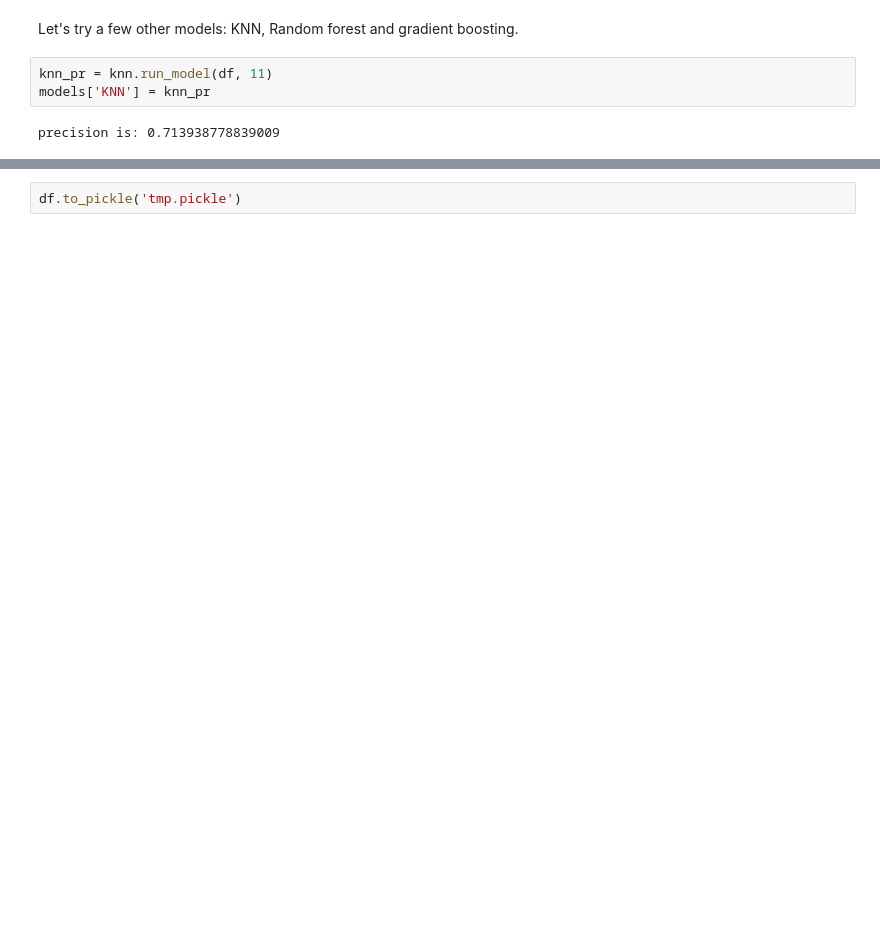
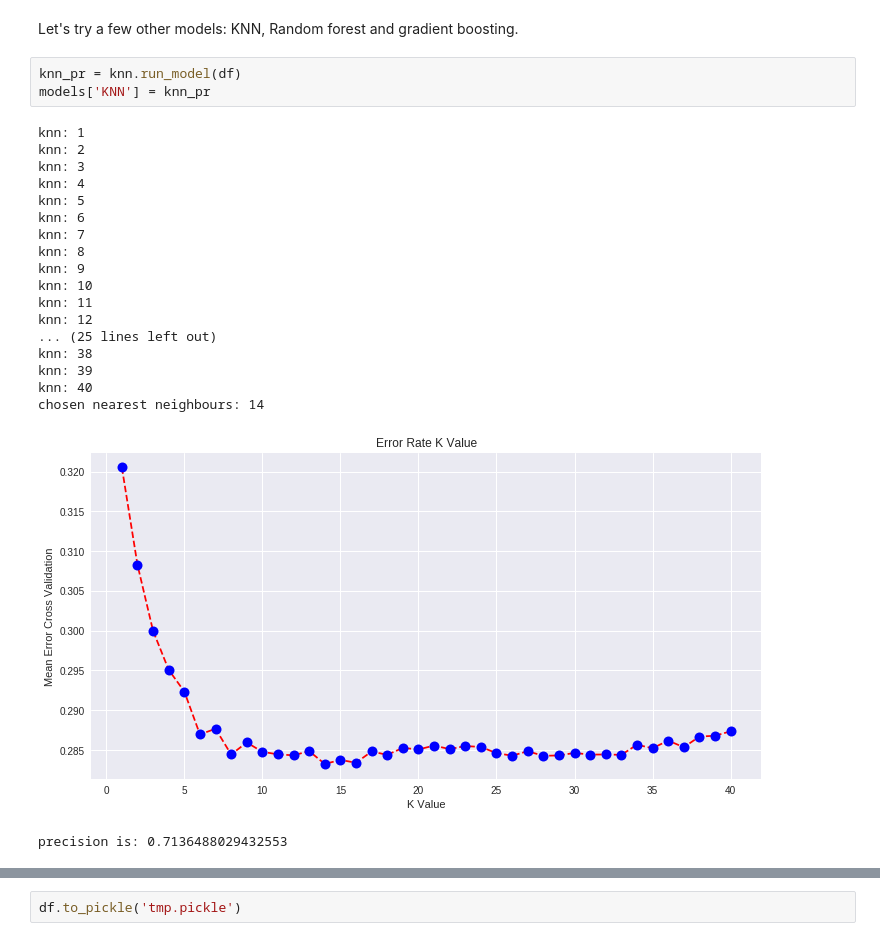
Before and after one commit to EdanZwick/Kickstarter, a Jupyter notebook: kickstarter_proj.ipynb, the cells around one changed output, grey strips where cells are left out. Drawn from its saved outputs; the diff is of its cells as text; blank space fills up the shorter version.

```diff
--- a/kickstarter_proj.ipynb
+++ b/kickstarter_proj.ipynb
@@ -246,10 +260,28 @@ precision is: 0.6827482465520054
 # %% [markdown]
 Let's try a few other models: KNN, Random forest and gradient boosting.
 # %%
-knn_pr = knn.run_model(df, 11)
+knn_pr = knn.run_model(df)
 models['KNN'] = knn_pr
 # %% [output]
-precision is: 0.713938778839009
+knn: 1
+knn: 2
+knn: 3
+knn: 4
+knn: 5
+knn: 6
+knn: 7
+knn: 8
+knn: 9
+knn: 10
+knn: 11
+knn: 12
+... (25 lines left out)
+knn: 38
+knn: 39
+knn: 40
+chosen nearest neighbours: 14
+[figure, added]
+precision is: 0.7136488029432553
 # %%
 forest_pr = forest.run_model(df, 100)
 models['Random forest'] = forest_pr
```
Also changed, not shown: parts of 16 cells of this notebook, 8 other files.
